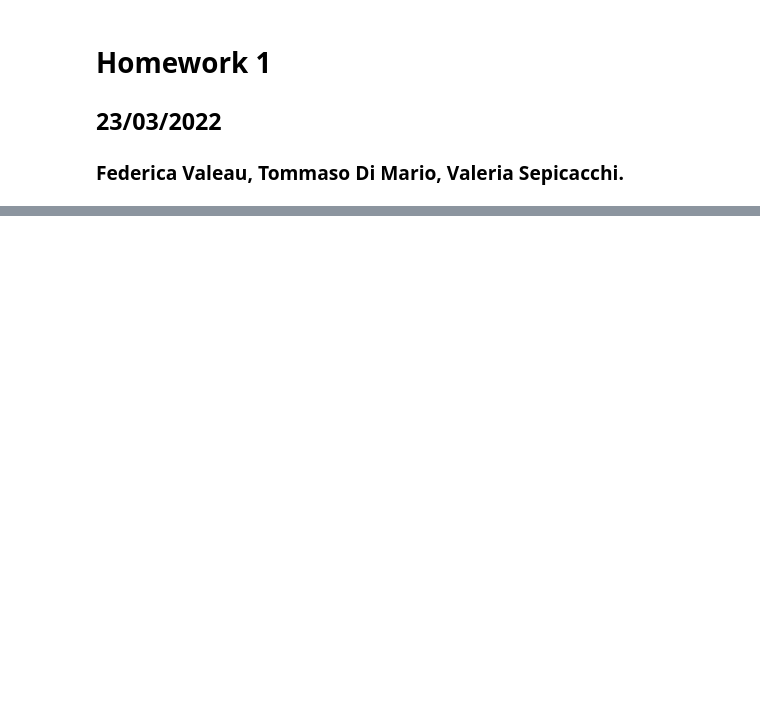
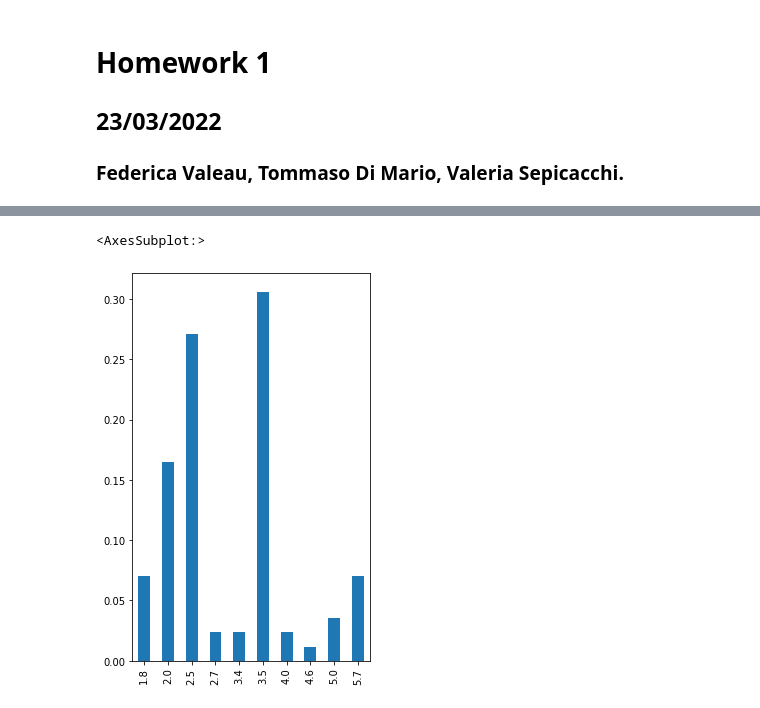
Before and after one commit to tommdim/statistics-101, a Jupyter notebook: hw-1/notebook.ipynb, the cells around one changed output, grey strips where cells are left out. Drawn from its saved outputs; the diff is of its cells as text; code cells hidden in the pictures; blank space fills up the shorter version.

```diff
--- a/hw-1/notebook.ipynb
+++ b/hw-1/notebook.ipynb
@@ -37,0 +212,5 @@ fig.show()
+# %%
+import pandas as pd
+df = pd.read_csv("cars2021.csv")
+df = df[df.make == "Toyota"]
+df
@@ -37,0 +231,6 @@ fig.show()
+# %%
+obs_freq = df.displacement.value_counts(normalize=True).sort_index()
+obs_freq.plot(kind='bar', label = "Obs Freq.")
+# %% [output]
+<AxesSubplot:>
+[figure, added]
```
Also changed, not shown: parts of 12 cells of this notebook.
